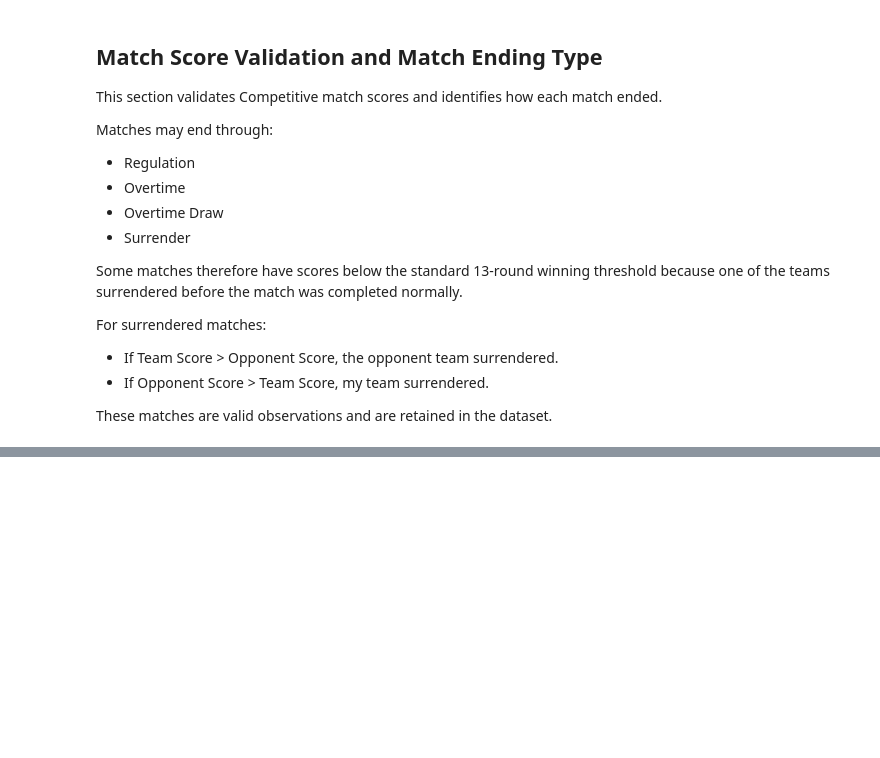
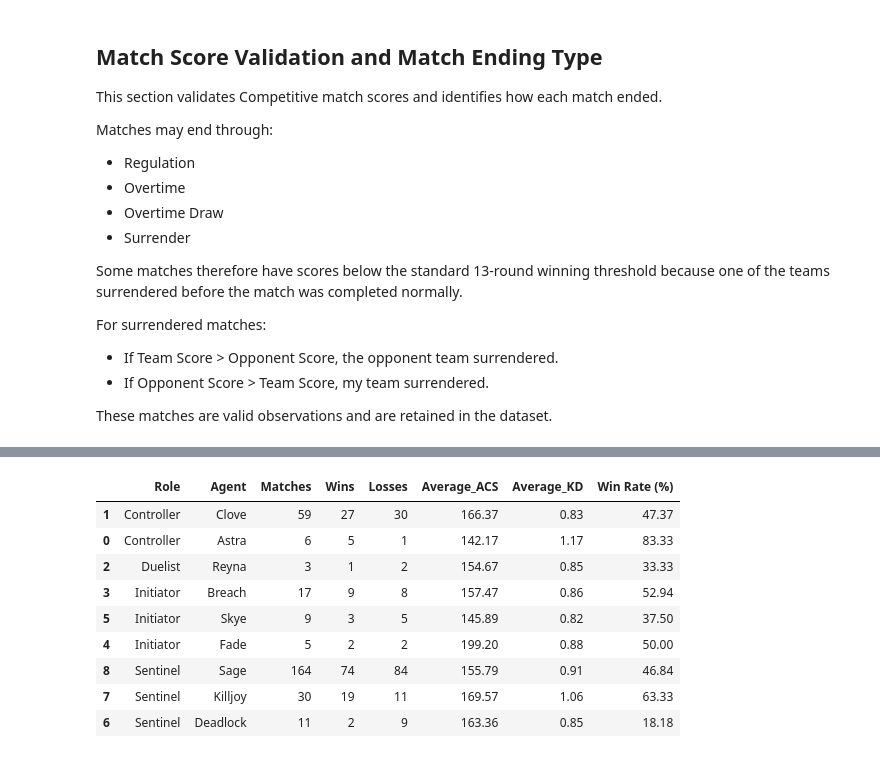
Before and after one commit to hiratanishka/Valorant-Personal-Coach, a Jupyter notebook: notebooks/01_data_exploration.ipynb, the cells around one changed output, grey strips where cells are left out. Saved outputs shown, nothing was run; the diff lists cells and outputs as text; code cells hidden in the pictures; blank space fills up the shorter version.

```diff
--- a/notebooks/01_data_exploration.ipynb
+++ b/notebooks/01_data_exploration.ipynb
@@ -1133,0 +1490,86 @@ df[
+# %%
+# ============================================================
+# AGENT × ROLE PERFORMANCE
+# ============================================================
+
+agent_role_summary = (
+    df_updated
+    .groupby(
+        [
+            "Role",
+            "Agent"
+        ]
+    )
+    .agg(
+        Matches=(
+            "Match id",
+            "count"
+        ),
+
+        Wins=(
+            "Result",
+            lambda x:
+            (x == "Win").sum()
+        ),
+
+        Losses=(
+            "Result",
+            lambda x:
+            (x == "Loss").sum()
+        ),
+
+        Average_ACS=(
+            "ACS",
+            "mean"
+        ),
+
+        Average_KD=(
+            "K/D",
+            "mean"
+        )
+    )
+    .reset_index()
+)
+
+
+agent_role_summary[
+    "Win Rate (%)"
+] = (
+    agent_role_summary["Wins"]
+    /
+    (
+        agent_role_summary["Wins"]
+        + agent_role_summary["Losses"]
+    )
+    * 100
+)
+
+
+agent_role_summary = (
+    agent_role_summary
+    .round(2)
+    .sort_values(
+        by=[
+            "Role",
+            "Matches"
+        ],
+        ascending=[
+            True,
+            False
+        ]
+    )
+)
+
+
+agent_role_summary
+# %% [output]
+|  | Role | Agent | Matches | Wins | Losses | Average_ACS | Average_KD | Win Rate (%) |
+| 1 | Controller | Clove | 59 | 27 | 30 | 166.37 | 0.83 | 47.37 |
+| 0 | Controller | Astra | 6 | 5 | 1 | 142.17 | 1.17 | 83.33 |
+| 2 | Duelist | Reyna | 3 | 1 | 2 | 154.67 | 0.85 | 33.33 |
+| 3 | Initiator | Breach | 17 | 9 | 8 | 157.47 | 0.86 | 52.94 |
+| 5 | Initiator | Skye | 9 | 3 | 5 | 145.89 | 0.82 | 37.50 |
+| 4 | Initiator | Fade | 5 | 2 | 2 | 199.20 | 0.88 | 50.00 |
+| 8 | Sentinel | Sage | 164 | 74 | 84 | 155.79 | 0.91 | 46.84 |
+| 7 | Sentinel | Killjoy | 30 | 19 | 11 | 169.57 | 1.06 | 63.33 |
+| 6 | Sentinel | Deadlock | 11 | 2 | 9 | 163.36 | 0.85 | 18.18 |
```
Also changed, not shown: parts of 42 cells of this notebook, 9 other files.
